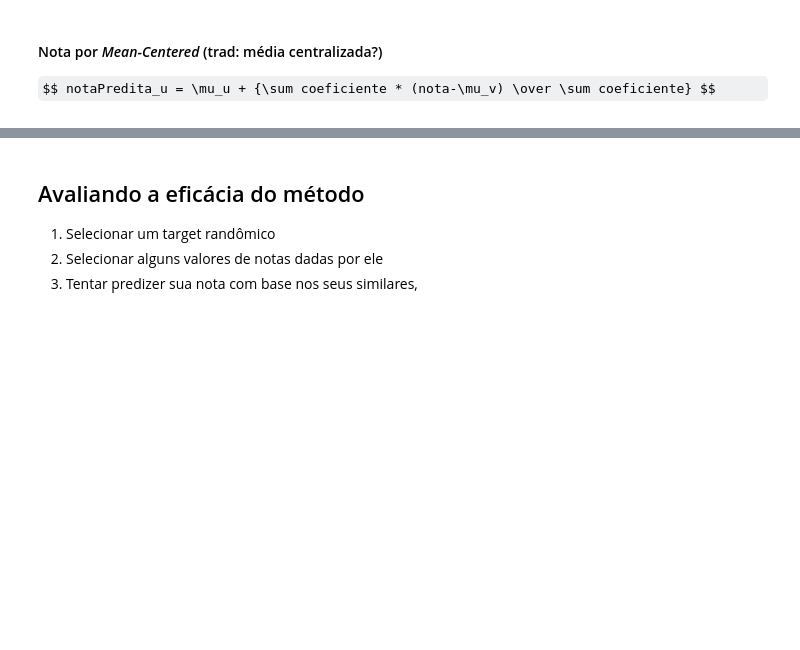
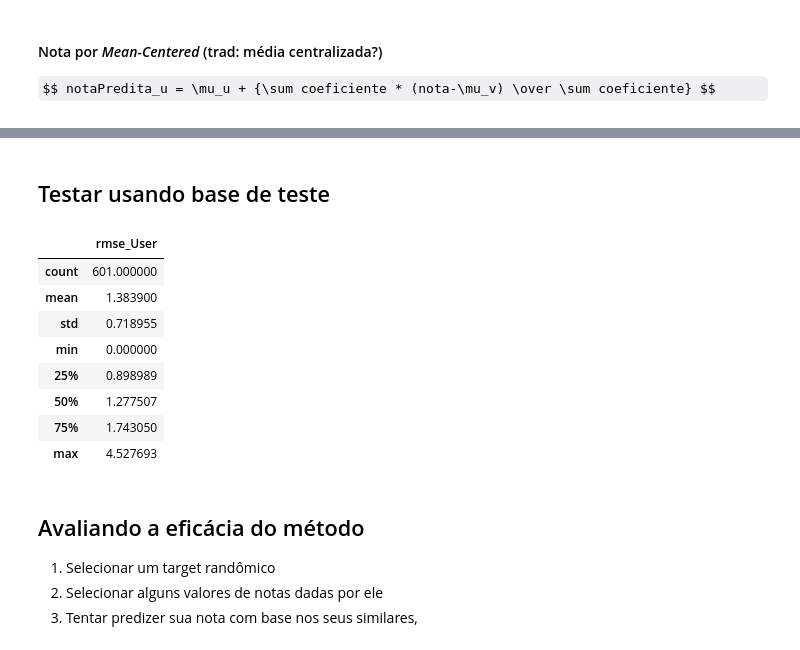
Before and after one commit to xnes/recsys, a Jupyter notebook: rec_sys_apresentacao_2.ipynb, the cells around one changed output, grey strips where cells are left out. Saved outputs shown, nothing was run; the diff lists cells and outputs as text; code cells hidden in the pictures; some formulas as TeX source; blank space fills up the shorter version.

```diff
--- a/rec_sys_apresentacao_2.ipynb
+++ b/rec_sys_apresentacao_2.ipynb
@@ -396,3 +364,41 @@ recomendacao.T.sort_values(by=['User Pred2','# Notas.',],ascending=False).head(q
+# %% [markdown]
+## Testar usando base de teste
+# %%
+def calcular_rmse(real, previsao):
+    return math.sqrt(sklearn.metrics.mean_squared_error(real, previsao))
+
+def testar_predicao_user_based(userId, filmes, notas_reais):
+    notas_preditas = predizer_notas_userb_mediap(userId, filmes, users_cosine, moviesX_usersY,25,0)
+    notas_preditas = notas_preditas.loc["User Pred"].values.tolist()
+    return calcular_rmse(notas_reais,notas_preditas)
+
+def get_filmes_teste(usuario):
+    return list(ratings_teste[ratings_teste['userId'] == usuario]['movieId'])
+
+def get_notas_teste(usuario):
+    return list(ratings_teste[ratings_teste['userId'] == usuario]['rating'])
+
+
+
+def testar_modelo():
+    usuarios_teste = list(set(ratings_teste.userId))
+    estatistica_user_based = pd.DataFrame(index = usuarios_teste)
+    for usuario in usuarios_teste:
+        filmes_teste =  get_filmes_teste(usuario)
+        notas_dadas = get_notas_teste(usuario)
+        estatistica_user_based.at[usuario,"rmse_User"]=testar_predicao_user_based(usuario, filmes_teste, notas_dadas)
+    estatistica_user_based['rmse_User'].std()
+    estatistica_user_based.describe()
+# %% [output]
+|  | rmse_User |
+| count | 601.000000 |
+| mean | 1.383900 |
+| std | 0.718955 |
+| min | 0.000000 |
+| 25% | 0.898989 |
+| 50% | 1.277507 |
+| 75% | 1.743050 |
+| max | 4.527693 |
 # %% [markdown]
 ## Avaliando a eficácia do método
 1. Selecionar um target randômico
```
Also changed, not shown: parts of 18 cells of this notebook.
